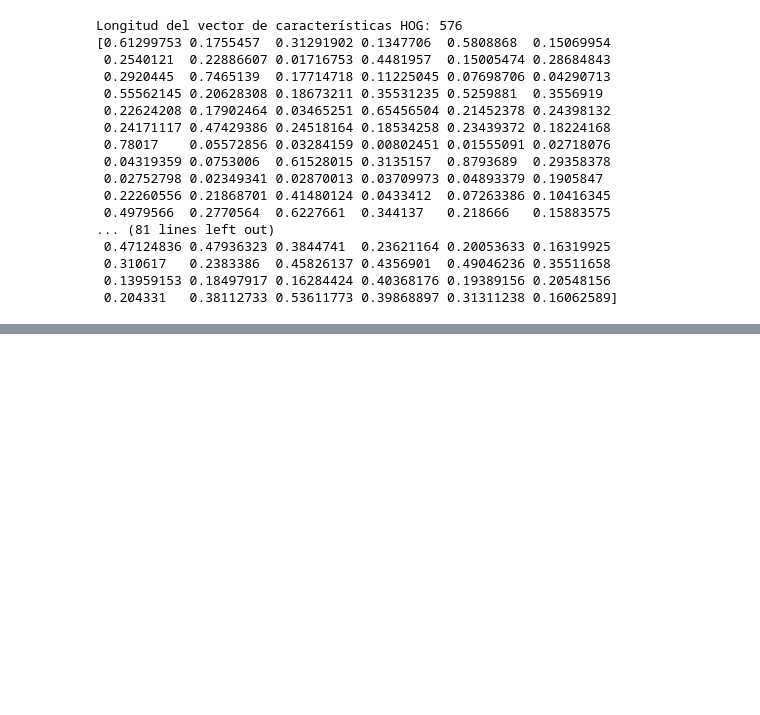
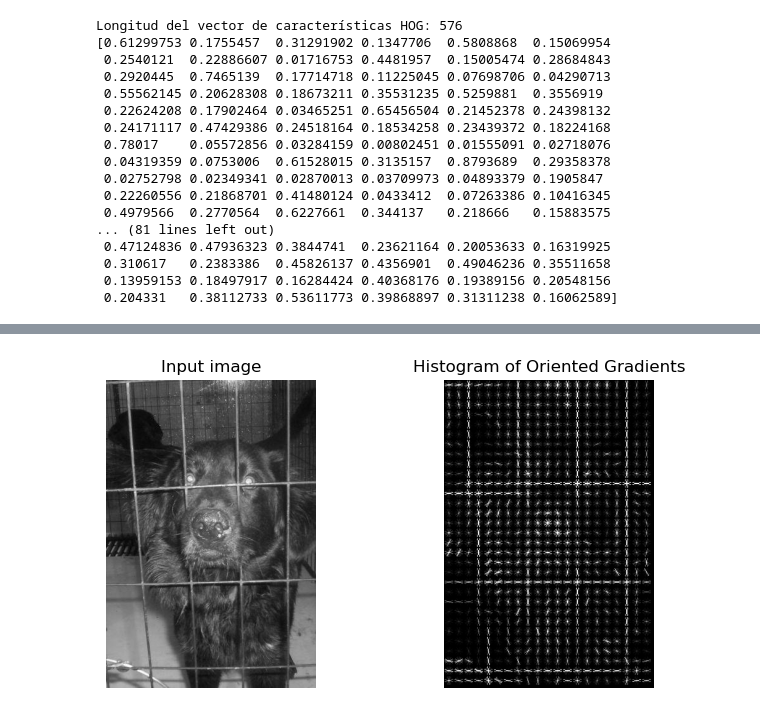
Before and after one commit to Daban4/TrabajoVsion, a Jupyter notebook: HOG.ipynb, the cells around one changed output, grey strips where cells are left out. Drawn from its saved outputs; the diff is of its cells as text; code cells hidden in the pictures; blank space fills up the shorter version.

```diff
--- a/HOG.ipynb
+++ b/HOG.ipynb
@@ -121,0 +181,53 @@ plt.show()
+# %%
+import matplotlib.pyplot as plt
+import numpy as np
+from skimage.feature import hog
+from skimage import exposure
+import cv2
+
+# Cargar la imagen en escala de grises
+image = cv2.imread('cat_dog_100/train/dog/dog.10059.jpg', 0)
+
+# Calcular el HOG y su visualización
+fd, hog_image = hog(
+    image,
+    orientations=8,
+    pixels_per_cell=(16, 16),
+    cells_per_block=(1, 1),
+    visualize=True,
+)
+
+# Rescale histogram for better display
+hog_image_rescaled = exposure.rescale_intensity(hog_image, in_range=(0, 10))
+
+# Visualizar la imagen original y la HOG
+fig, (ax1, ax2) = plt.subplots(1, 2, figsize=(8, 4), sharex=True, sharey=True)
+ax1.axis('off')
+ax1.imshow(image, cmap=plt.cm.gray)
+ax1.set_title('Input image')
+
+ax2.axis('off')
+ax2.imshow(hog_image_rescaled, cmap=plt.cm.gray)
+ax2.set_title('Histogram of Oriented Gradients')
+plt.show()
+
+# Convertir a formato CV_8U (esperado por SIFT)
+hog_image_uint8 = np.uint8(hog_image_rescaled * 255)
+
+# Inicializar SIFT
+sift = cv2.SIFT_create()
+
+# Detectar keypoints
+kp = sift.detect(hog_image_uint8, None)
+
+# Dibujar keypoints en la imagen
+img_with_keypoints = cv2.drawKeypoints(hog_image_uint8, kp, None, flags=cv2.DRAW_MATCHES_FLAGS_DRAW_RICH_KEYPOINTS)
+
+# Guardar y mostrar la imagen con keypoints
+cv2.imwrite('sift_keypoints.jpg', img_with_keypoints)
+
+cv2.imshow('SIFT Keypoints', img_with_keypoints)
+cv2.waitKey(0)
+cv2.destroyAllWindows()
+# %% [output]
+[figure, added]
```
Also changed, not shown: parts of 2 cells of this notebook, 1 other file.
